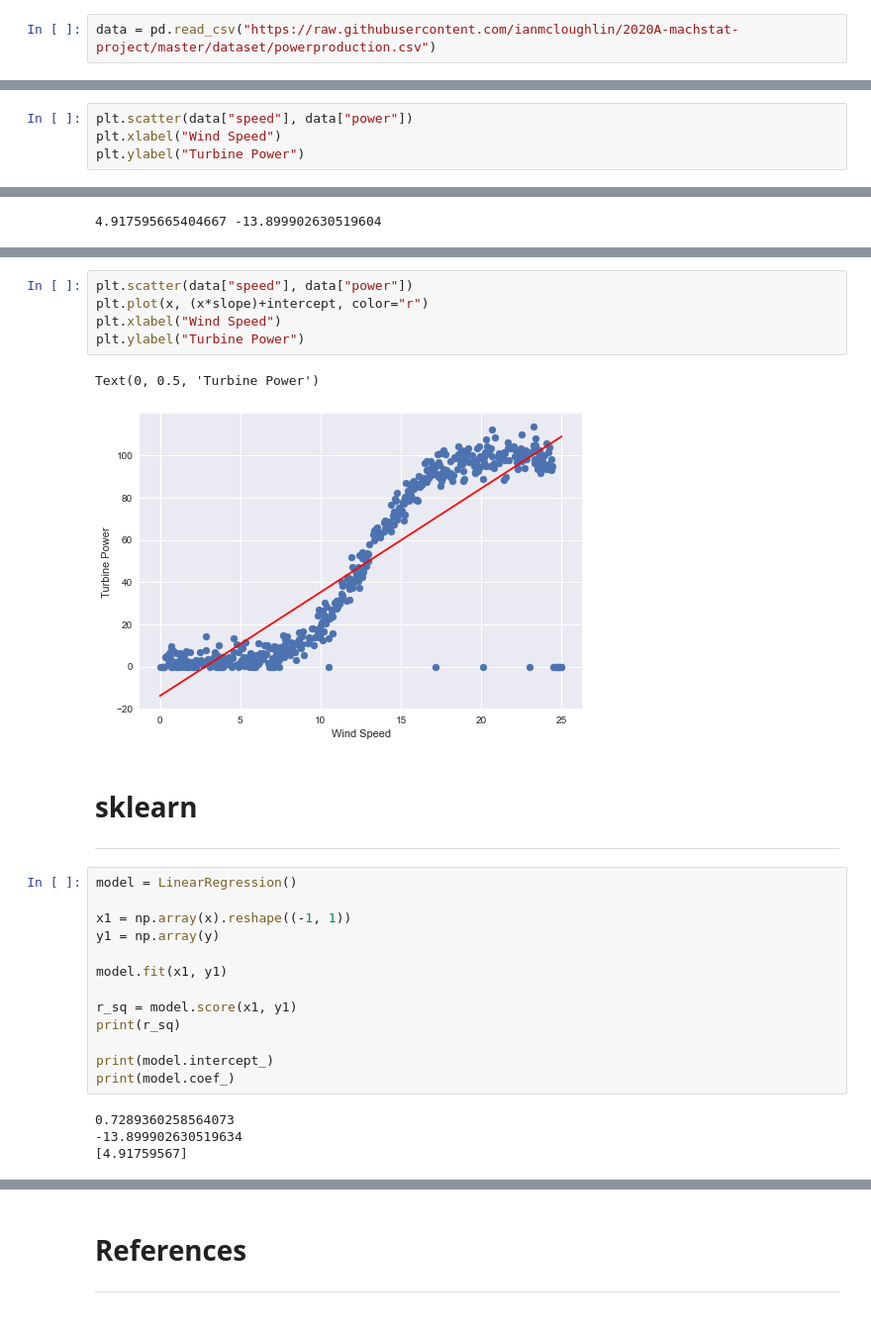
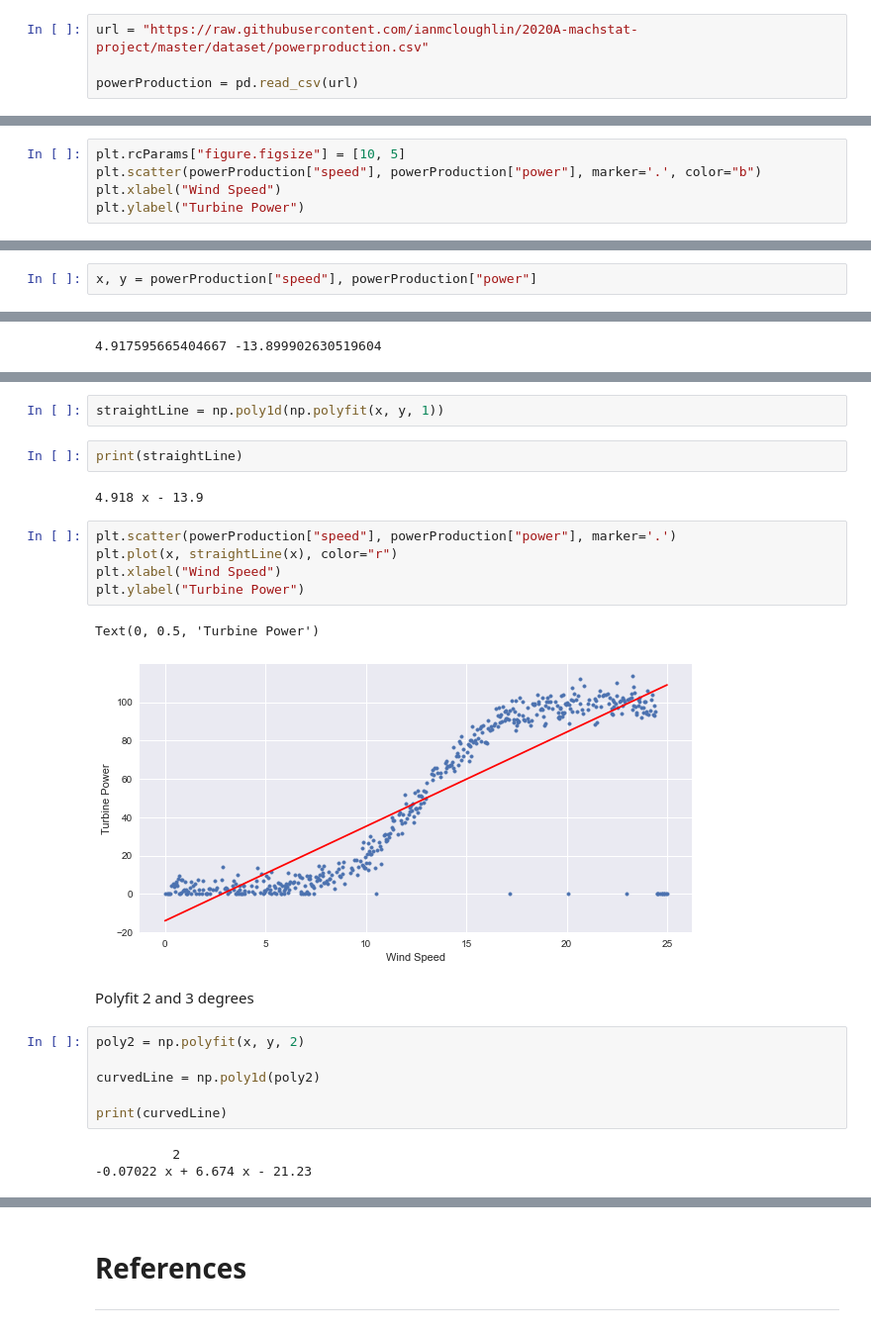
Before and after one commit to cian-gmit-da2020/DA_FUN_Project, a Jupyter notebook: project.ipynb, the cells around one changed output, grey strips where cells are left out. Shown at 99% size. Cells and saved outputs as stored; diff of their text form.

```diff
--- a/project.ipynb
+++ b/project.ipynb
@@ -7,2 +33,4 @@ plt.style.use('seaborn')
 # %%
-data = pd.read_csv("https://raw.githubusercontent.com/ianmcloughlin/2020A-machstat-project/master/dataset/powerproduction.csv")
+url = "https://raw.githubusercontent.com/ianmcloughlin/2020A-machstat-project/master/dataset/powerproduction.csv"
+
+powerProduction = pd.read_csv(url)
@@ -30,5 +72,6 @@ data
 # %%
-plt.scatter(data["speed"], data["power"])
+plt.rcParams["figure.figsize"] = [10, 5]
+plt.scatter(powerProduction["speed"], powerProduction["power"], marker='.', color="b")
 plt.xlabel("Wind Speed")
 plt.ylabel("Turbine Power")
 # %% [output]
@@ -77,4 +85,6 @@ Name: power, dtype: float64
 ***
+# %%
+x, y = powerProduction["speed"], powerProduction["power"]
 # %%
 slope, intercept = np.polyfit(x, y, 1)
 print(slope, intercept)
@@ -90,28 +100,25 @@ Text(0, 0.5, 'Turbine Power')
+# %%
+straightLine = np.poly1d(np.polyfit(x, y, 1))
+# %%
+print(straightLine)
+# %% [output]
+4.918 x - 13.9
 # %%
-plt.scatter(data["speed"], data["power"])
-plt.plot(x, (x*slope)+intercept, color="r")
+plt.scatter(powerProduction["speed"], powerProduction["power"], marker='.')
+plt.plot(x, straightLine(x), color="r")
 plt.xlabel("Wind Speed")
 plt.ylabel("Turbine Power")
 # %% [output]
 Text(0, 0.5, 'Turbine Power')
-[figure, old version]
+[figure, new version]
-# %% [markdown]
-# sklearn
-***
-# %%
-model = LinearRegression()
-
-x1 = np.array(x).reshape((-1, 1))
-y1 = np.array(y)
-
-model.fit(x1, y1)
-
-r_sq = model.score(x1, y1)
-print(r_sq)
-
-print(model.intercept_)
-print(model.coef_)
-# %% [output]
-0.7289360258564073
--13.899902630519634
-[4.91759567]
+# %% [markdown]
+Polyfit 2 and 3 degrees
+# %%
+poly2 = np.polyfit(x, y, 2)
+
+curvedLine = np.poly1d(poly2)
+
+print(curvedLine)
+# %% [output]
+          2
+-0.07022 x + 6.674 x - 21.23
```
Also changed, not shown: parts of 31 cells of this notebook.
